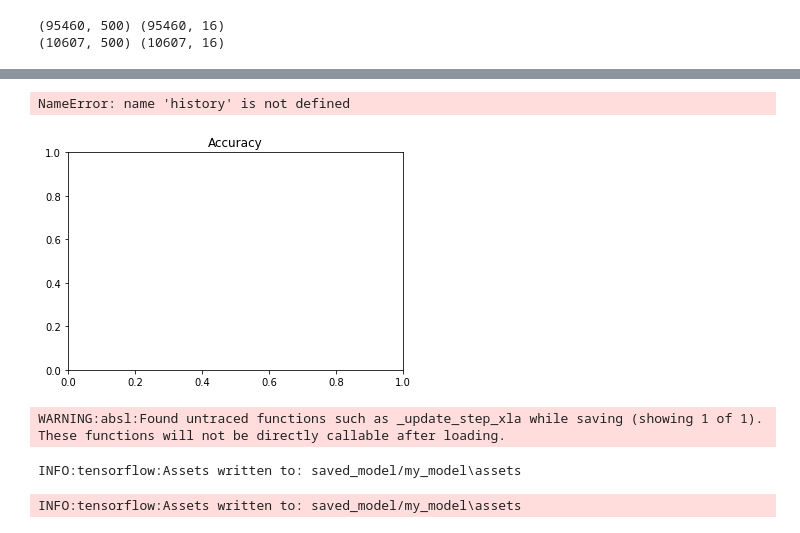
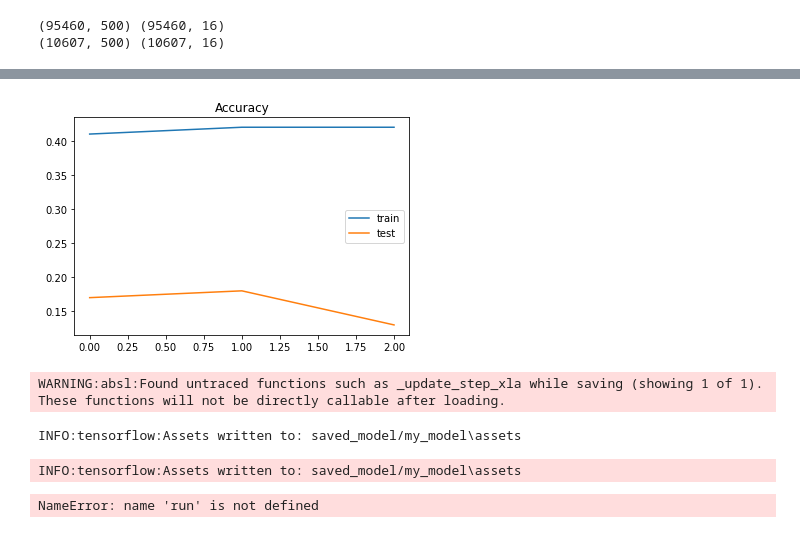
Before and after one commit to daduuu/MBTIPredictor, a Jupyter notebook: custom_model.ipynb, the cells around one changed output, grey strips where cells are left out. Drawn from its saved outputs; the diff is of its cells as text; code cells hidden in the pictures.

```diff
--- a/custom_model.ipynb
+++ b/custom_model.ipynb
@@ -98,3 +147,25 @@ Total params: 5,111,416
 Trainable params: 5,111,416
 Non-trainable params: 0
 _________________________________________________________________
+# %%
+epochs = 3
+batch_size = 10
+# %%
+log_loss_callback = LambdaCallback(
+    on_batch_end=lambda batch, logs: wandb.log({'step_loss': logs['loss']}, step=batch)
+)
+
+validation_callback = LambdaCallback(
+    on_batch_end=lambda batch, logs:
+        (print(logs.keys()), wandb.log({'step_val_loss': logs['val_loss']}, step=batch))
+    if batch % 200 == 0 and 'val_loss' in logs else None
+)
+
+checkpoint_callback = ModelCheckpoint('my_model.h5', save_best_only=True)
+# %%
+history = model.fit(xt,
+                    yt,
+                    epochs=epochs,
+                    batch_size=batch_size,
+                    callbacks=[WandbCallback(), log_loss_callback],
+                    validation_data=(xv, yv))
@@ -101,3 +191,8 @@ _________________________________________________________________
 # %%
-history = model.fit(X_train, Y_train, epochs=epochs, batch_size=batch_size,validation_split=0.1,callbacks=[EarlyStopping(monitor='val_loss', patience=3, min_delta=0.0001)])
+history = model.fit(X_train,
+                    Y_train,
+                    epochs=epochs,
+                    batch_size=batch_size,
+                    validation_data=(X_val, Y_val),
+                    callbacks=[EarlyStopping(monitor='val_loss', patience=3, min_delta=0.0001), checkpoint_callback, validation_callback, log_loss_callback])
 # %% [output]
@@ -119,12 +221,11 @@ NameError: name 'history' is not defined
 # %%
 plt.title('Accuracy')
-plt.plot(history.history['acc'], label='train')
-plt.plot(history.history['val_acc'], label='test')
+plt.plot(history.history['accuracy'], label='train')
+plt.plot(history.history['val_accuracy'], label='test')
 plt.legend()
 plt.show();
 # %% [output]
-NameError: name 'history' is not defined
-[figure, old version]
+[figure, new version]
 # %%
 !mkdir -p saved_model
 model.save('saved_model/my_model')
@@ -132,3 +233,7 @@ model.save('saved_model/my_model')
 WARNING:absl:Found untraced functions such as _update_step_xla while saving (showing 1 of 1). These functions will not be directly callable after loading.
 INFO:tensorflow:Assets written to: saved_model/my_model\assets
 INFO:tensorflow:Assets written to: saved_model/my_model\assets
+# %%
+run.finish()
+# %% [output]
+NameError: name 'run' is not defined
```
Also changed, not shown: parts of 10 cells of this notebook, 1 other file.
